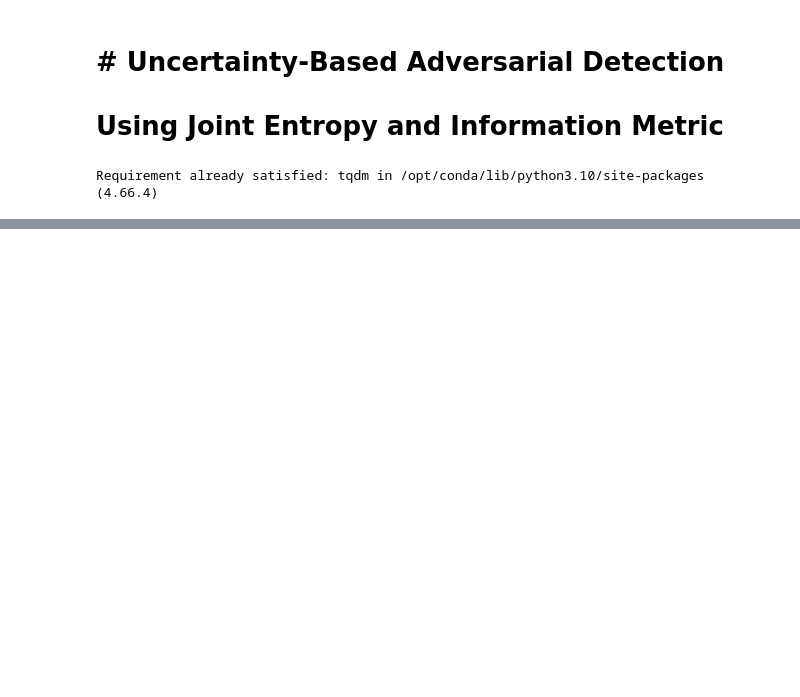
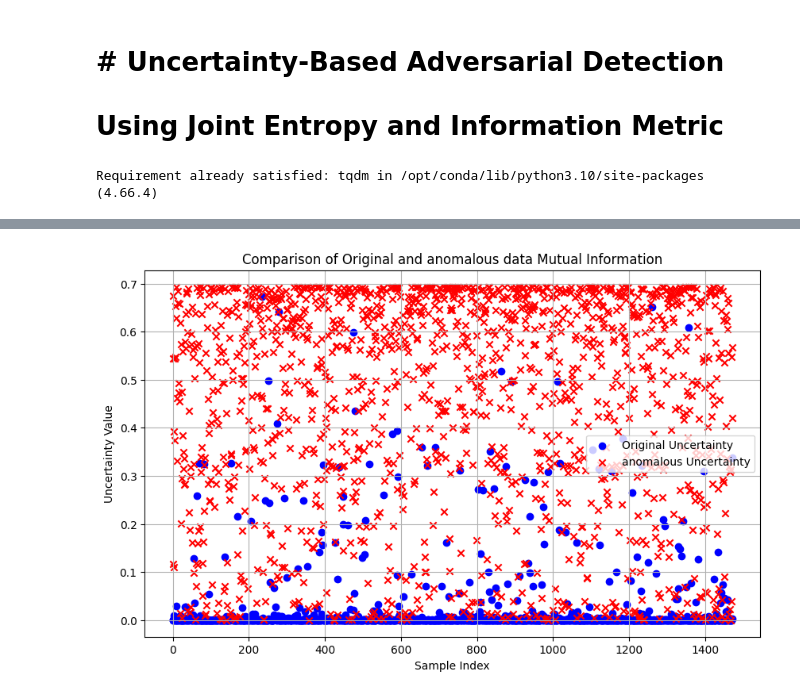
Before and after one commit to emadef1/Fortifying-Stability-Prediction-, a Jupyter notebook: Uncertainty-Based_Adversarial_Detection.ipynb, the cells around one changed output, grey strips where cells are left out. Saved outputs shown, nothing was run; the diff lists cells and outputs as text; code cells hidden in the pictures; blank space fills up the shorter version.

```diff
--- a/Uncertainty-Based_Adversarial_Detection.ipynb
+++ b/Uncertainty-Based_Adversarial_Detection.ipynb
@@ -1575,0 +1876,34 @@ Requirement already satisfied: tqdm in /opt/conda/lib/python3.10/site-packages (
+# %%
+# Scatter plot without connecting the points
+
+plt.figure(figsize=(10, 6))
+
+plt.scatter(range(len(uncertainties_original_PE)), uncertainties_original_PE, label='Original Uncertainty', marker='o', color='b')
+
+plt.scatter(range(len(uncertainties_generated_PE)), uncertainties_generated_PE, label='anomalous Uncertainty', marker='x', color='r')
+
+
+
+# Adding title and labels
+
+plt.title("Comparison of Original and anomalous data Mutual Information")
+
+plt.xlabel("Sample Index")
+
+plt.ylabel("Uncertainty Value")
+
+plt.legend()
+
+plt.savefig("uncertainity_predictive_entropy_AN.png",dpi=300)
+
+
+
+
+
+# Show the plot
+
+plt.grid(True)
+
+plt.show()
+# %% [output]
+[figure, added]
```
Also changed, not shown: parts of 25 cells of this notebook, 1 other file.
